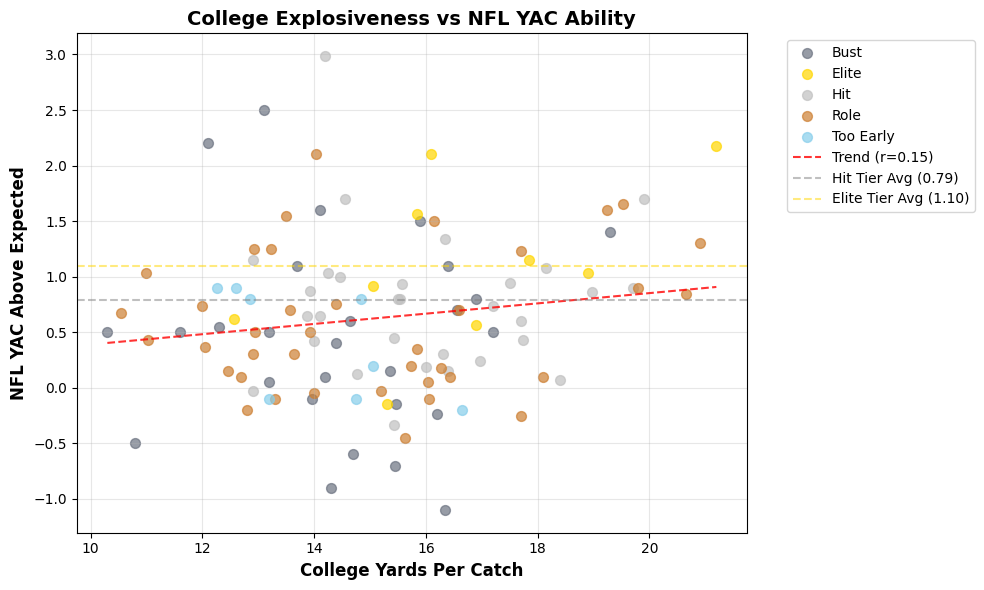
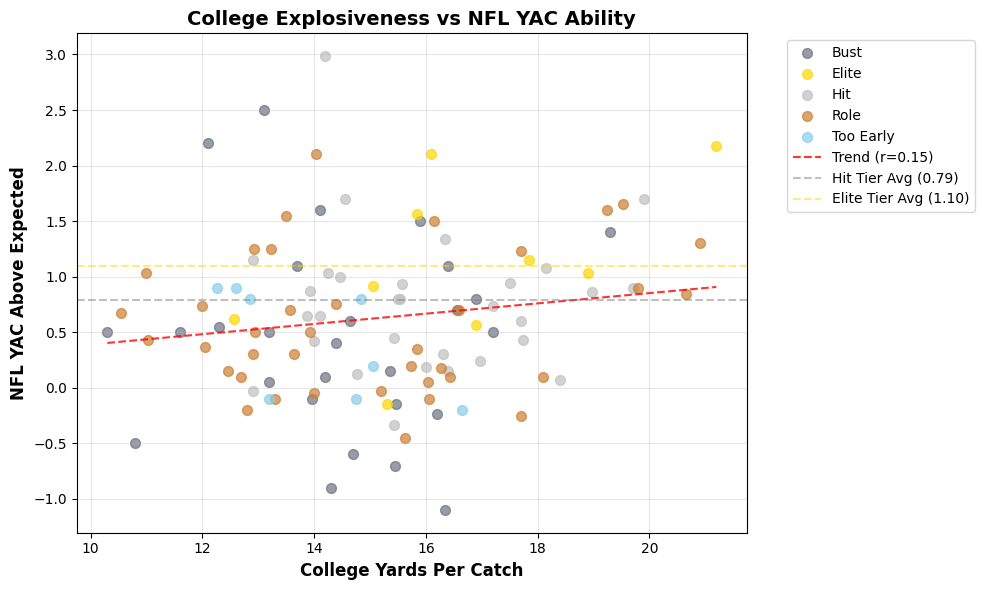
The change to this notebook cell's code, shown as a diff; its figure went from the first image to the second:
--- before
+++ after
@@ -49,4 +49,5 @@
 
 plt.tight_layout()
+plt.savefig('college_ypc_nfl_yac.png', dpi=300, bbox_inches='tight')
 plt.show()
 

Commit: project section tightened up